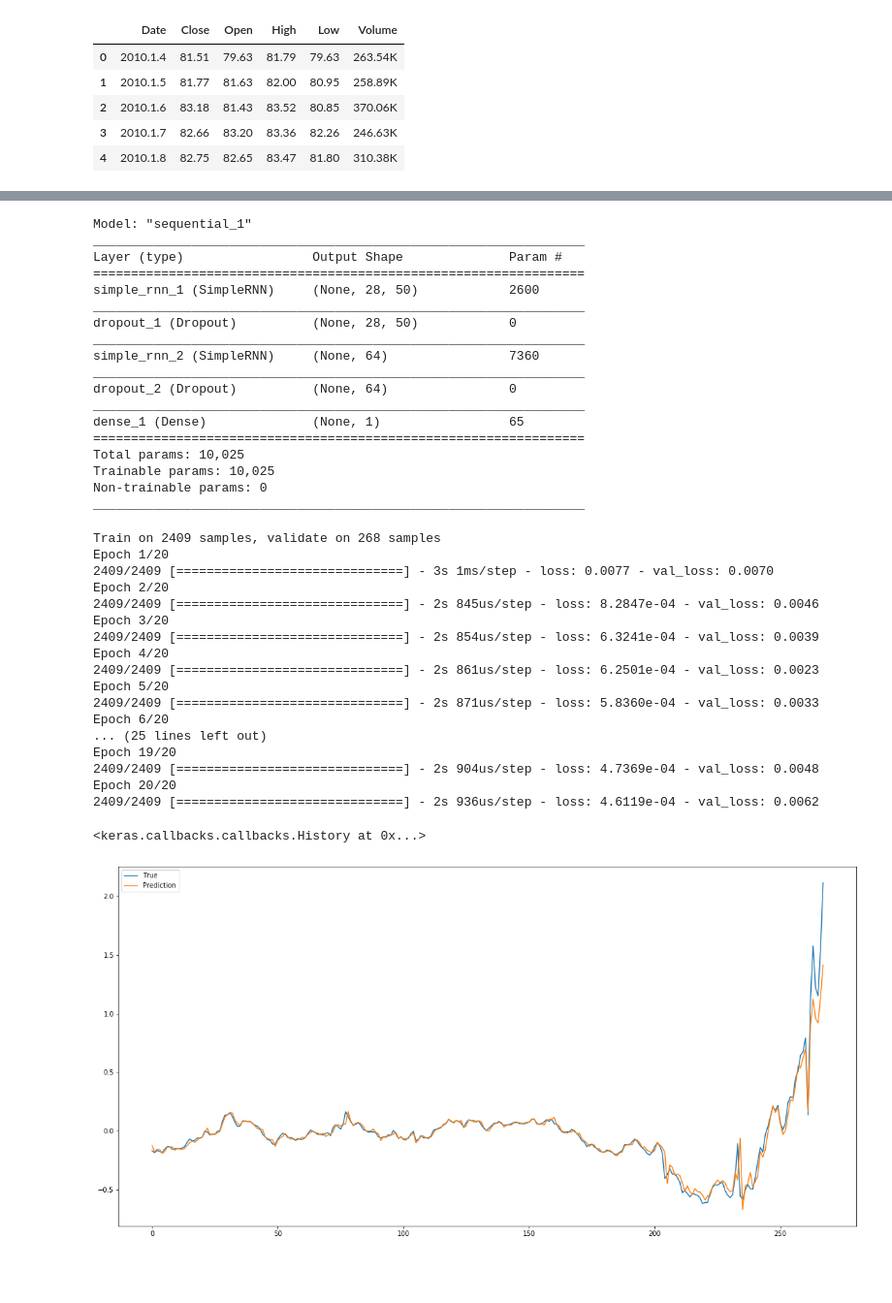
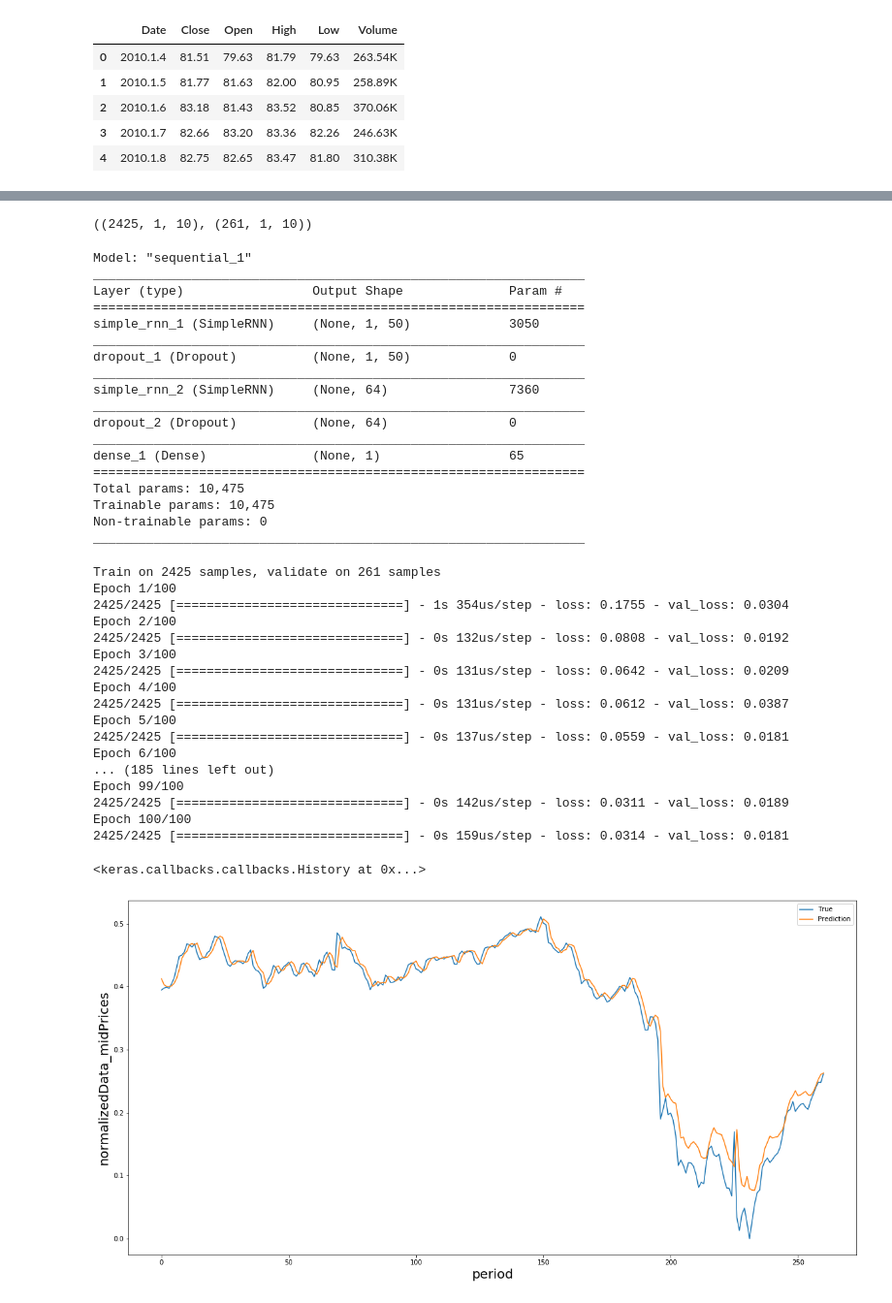
Before and after one commit to Kimsejin97/WTI, a Jupyter notebook: WTI_RNN.ipynb, the cells around one changed output, grey strips where cells are left out. Shown at 97% size. Drawn from its saved outputs; the diff is of its cells as text; code cells hidden in the pictures; blank space fills up the shorter version.

```diff
--- a/WTI_RNN.ipynb
+++ b/WTI_RNN.ipynb
@@ -64,23 +80,36 @@ x_train.shape, x_test.shape
+# %%
+# reshape
+
+trainX = np.reshape(trainX, (trainX.shape[0], 1, trainX.shape[1]))
+testX = np.reshape(testX, (testX.shape[0], 1, testX.shape[1]))
+trainX.shape, testX.shape
+# %% [output]
+((2425, 1, 10), (261, 1, 10))
+# %%
+# root_mean_squared_error
+
+def root_mean_squared_error(y_true, y_pred):
+        return K.sqrt(K.mean(K.square(y_pred - y_true)))
 # %%
 #RNN 모델
 
 model = Sequential()
 
-model.add(SimpleRNN(50, return_sequences=True, input_shape=(28, 1)))
+model.add(SimpleRNN(50, return_sequences=True,  input_shape=(1, look_back)))
 model.add(Dropout(0.3))
 model.add(SimpleRNN(64, return_sequences=False))
 model.add(Dropout(0.3))
 model.add(Dense(1, activation='linear')) #다음날 하루
-model.compile(loss='mse', optimizer='rmsprop')
+model.compile(loss=root_mean_squared_error, optimizer='Adam')
 model.summary()
 # %% [output]
 Model: "sequential_1"
 _________________________________________________________________
 Layer (type)                 Output Shape              Param #
 =================================================================
-simple_rnn_1 (SimpleRNN)     (None, 28, 50)            2600
+simple_rnn_1 (SimpleRNN)     (None, 1, 50)             3050
 _________________________________________________________________
-dropout_1 (Dropout)          (None, 28, 50)            0
+dropout_1 (Dropout)          (None, 1, 50)             0
 _________________________________________________________________
 simple_rnn_2 (SimpleRNN)     (None, 64)                7360
 _________________________________________________________________
@@ -88,46 +117,48 @@ dropout_2 (Dropout)          (None, 64)                0
 _________________________________________________________________
 dense_1 (Dense)              (None, 1)                 65
 =================================================================
-Total params: 10,025
-Trainable params: 10,025
+Total params: 10,475
+Trainable params: 10,475
 Non-trainable params: 0
 _________________________________________________________________
 # %%
 #RNN 학습
 
-model.fit(x_train, y_train,
-         validation_data=(x_test, y_test),
+model.fit(trainX, trainY,
+         validation_data=(testX, testY),
          batch_size = 10,
-         epochs = 20)
+         epochs = 100)
 # %% [output]
-Train on 2409 samples, validate on 268 samples
-Epoch 1/20
-2409/2409 [==============================] - 3s 1ms/step - loss: 0.0077 - val_loss: 0.0070
-Epoch 2/20
-2409/2409 [==============================] - 2s 845us/step - loss: 8.2847e-04 - val_loss: 0.0046
-Epoch 3/20
-2409/2409 [==============================] - 2s 854us/step - loss: 6.3241e-04 - val_loss: 0.0039
-Epoch 4/20
-2409/2409 [==============================] - 2s 861us/step - loss: 6.2501e-04 - val_loss: 0.0023
-Epoch 5/20
-2409/2409 [==============================] - 2s 871us/step - loss: 5.8360e-04 - val_loss: 0.0033
-Epoch 6/20
-... (25 lines left out)
-Epoch 19/20
-2409/2409 [==============================] - 2s 904us/step - loss: 4.7369e-04 - val_loss: 0.0048
-Epoch 20/20
-2409/2409 [==============================] - 2s 936us/step - loss: 4.6119e-04 - val_loss: 0.0062
+Train on 2425 samples, validate on 261 samples
+Epoch 1/100
+2425/2425 [==============================] - 1s 354us/step - loss: 0.1755 - val_loss: 0.0304
+Epoch 2/100
+2425/2425 [==============================] - 0s 132us/step - loss: 0.0808 - val_loss: 0.0192
+Epoch 3/100
+2425/2425 [==============================] - 0s 131us/step - loss: 0.0642 - val_loss: 0.0209
+Epoch 4/100
+2425/2425 [==============================] - 0s 131us/step - loss: 0.0612 - val_loss: 0.0387
+Epoch 5/100
+2425/2425 [==============================] - 0s 137us/step - loss: 0.0559 - val_loss: 0.0181
+Epoch 6/100
+... (185 lines left out)
+Epoch 99/100
+2425/2425 [==============================] - 0s 142us/step - loss: 0.0311 - val_loss: 0.0189
+Epoch 100/100
+2425/2425 [==============================] - 0s 159us/step - loss: 0.0314 - val_loss: 0.0181
 <keras.callbacks.callbacks.History at 0x...>
 # %%
 #RNN 예측
 
-pred = model.predict(x_test)
+pred = model.predict(testX)
 
-fig = plt.figure(facecolor='white', figsize=(20, 10))
+fig = plt.figure(figsize=(20, 10))
 ax = fig.add_subplot(111)
-ax.plot(y_test, label='True')
+ax.plot(testY, label='True')
 ax.plot(pred, label='Prediction')
+plt.xlabel('period',fontsize=20)
+plt.ylabel('normalizedData_midPrices',fontsize=20)
 ax.legend()
 plt.show()
 # %% [output]
-[figure, old version]
+[figure, new version]
```
Also changed, not shown: parts of 10 cells of this notebook.
